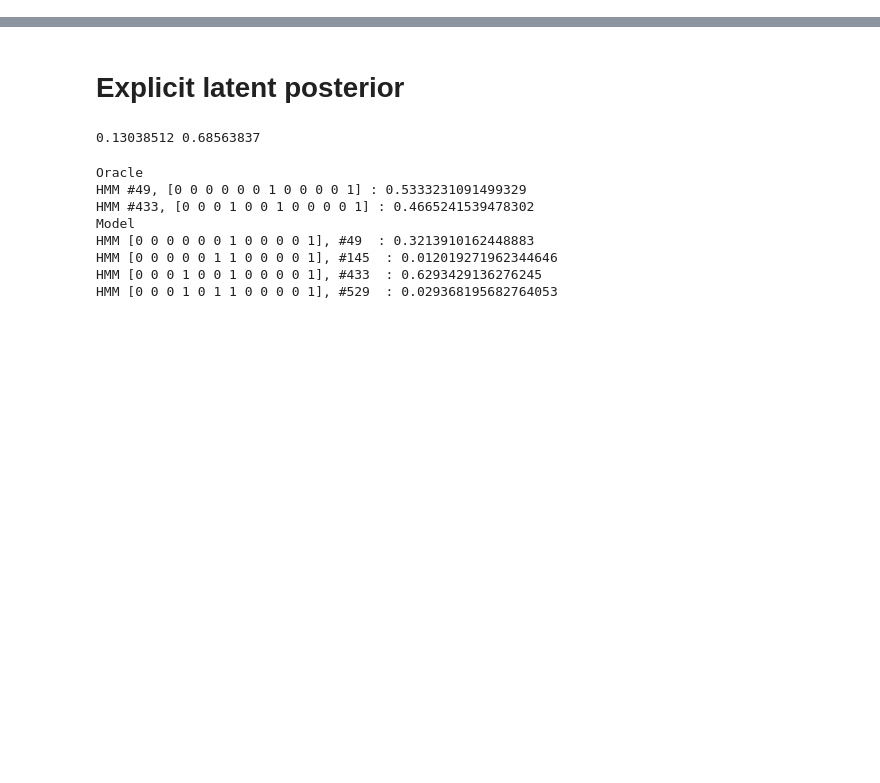
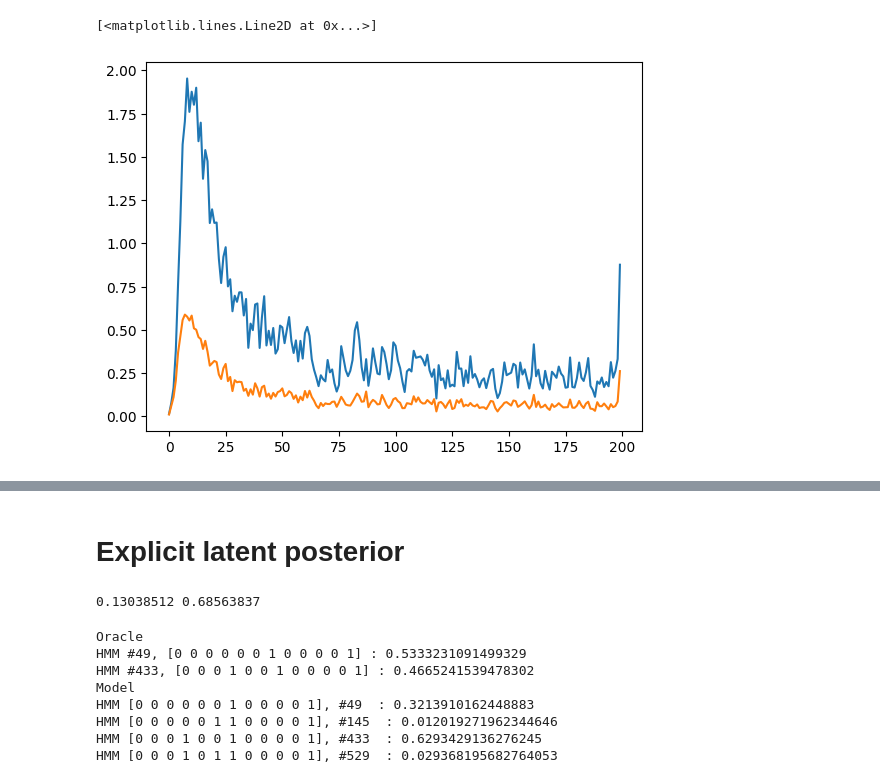
Before and after one commit to leogagnon/latent_control, a Jupyter notebook: notebooks/diffusion.ipynb, the cells around one changed output, grey strips where cells are left out. Cells and saved outputs as stored; diff of their text form; code cells hidden in the pictures; blank space fills up the shorter version.

```diff
--- a/notebooks/diffusion.ipynb
+++ b/notebooks/diffusion.ipynb
@@ -21,5 +21,19 @@ from tasks.metalearn import MetaLearningTask
 import torch.nn as nn
 import pandas as pd
 import seaborn as sns
+# %%
+task = MetaLearningTask.load_from_checkpoint(
+    "/network/scratch/l/leo.gagnon/latent_control_log/checkpoints/39sfv9fz/last.ckpt", strict=False
+)
+task.setup()
+#4n62mk47
+# %%
+pp_dict = task.evaluate_pp(samples=100, n_steps=200)
+# %%
+plt.plot(pp_dict['BackwardKL'].mean(0))
+plt.plot(pp_dict['ForwardKL'].mean(0))
+# %% [output]
+[<matplotlib.lines.Line2D at 0x...>]
+[figure, added]
 # %%
 task = DSMDiffusion.load_from_checkpoint(
```
Also changed, not shown: parts of 18 cells of this notebook, 17 other files.
